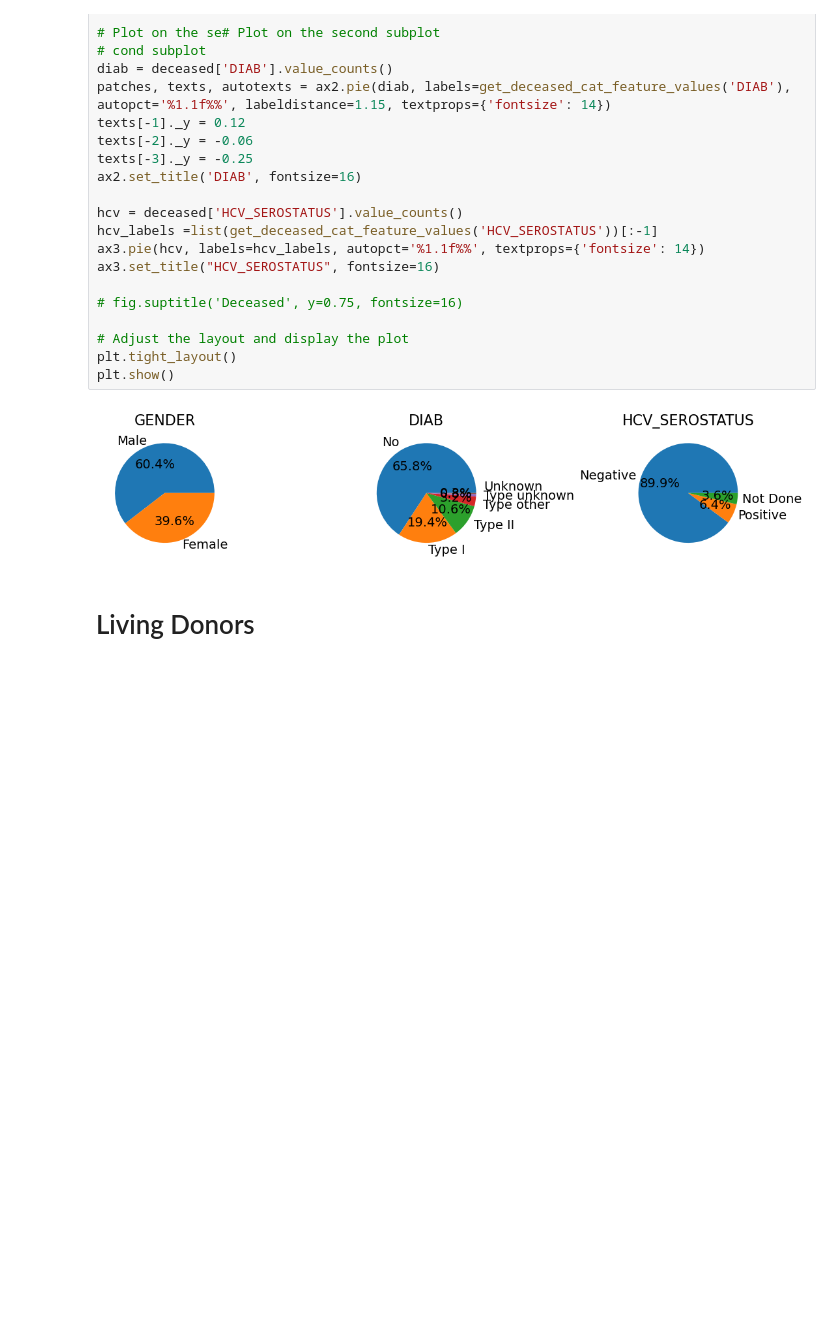
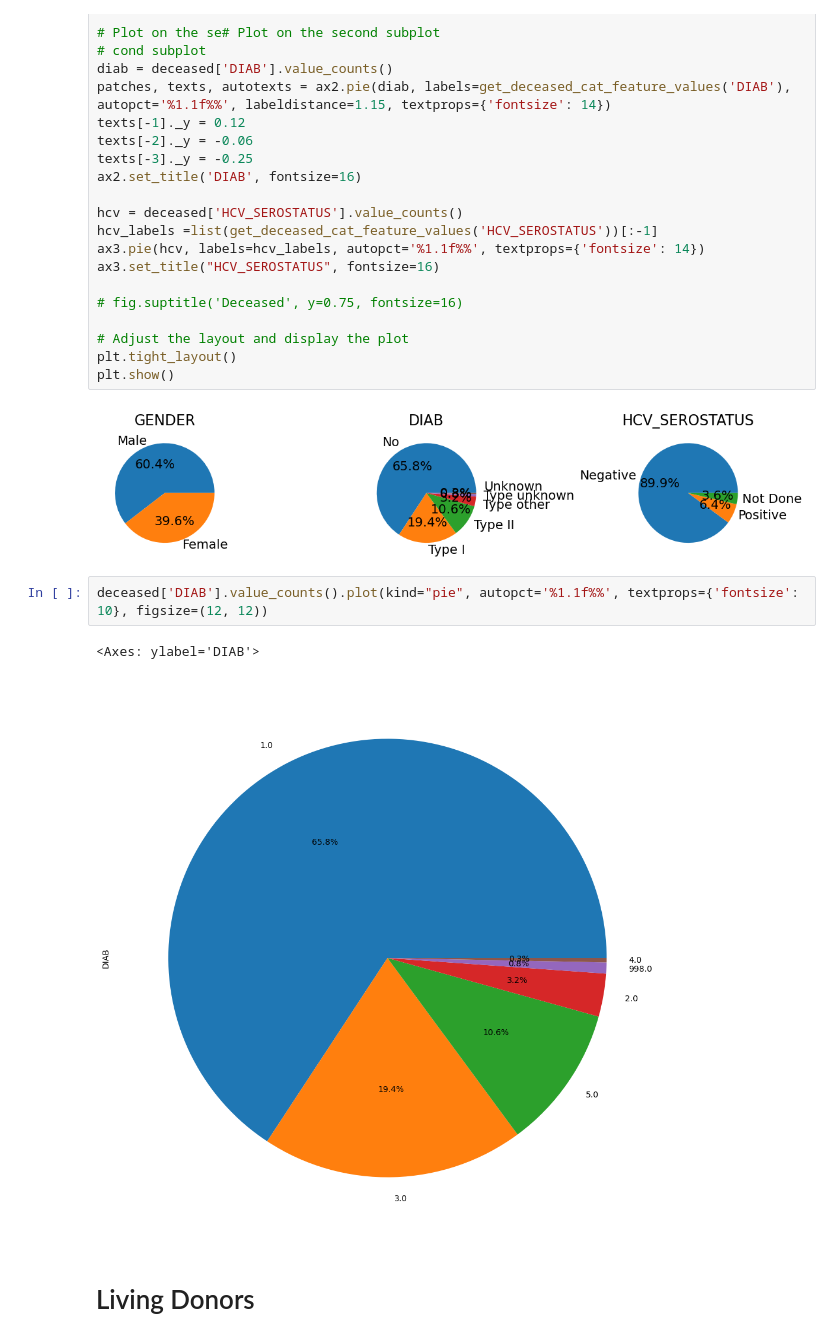
Before and after one commit to krllstdn/BachelorProject, a Jupyter notebook: Code/data_analysis.ipynb, the cells around one changed output. Saved outputs shown, nothing was run; the diff lists cells and outputs as text; blank space fills up the shorter version.

```diff
--- a/Code/data_analysis.ipynb
+++ b/Code/data_analysis.ipynb
@@ -250,6 +250,11 @@ plt.tight_layout()
 plt.show()
 # %% [output]
 [figure]
+# %%
+deceased['DIAB'].value_counts().plot(kind="pie", autopct='%1.1f%%', textprops={'fontsize': 10}, figsize=(12, 12))
+# %% [output]
+<Axes: ylabel='DIAB'>
+[figure, added]
 # %% [markdown]
 # Living Donors
 # %% [markdown]
```
